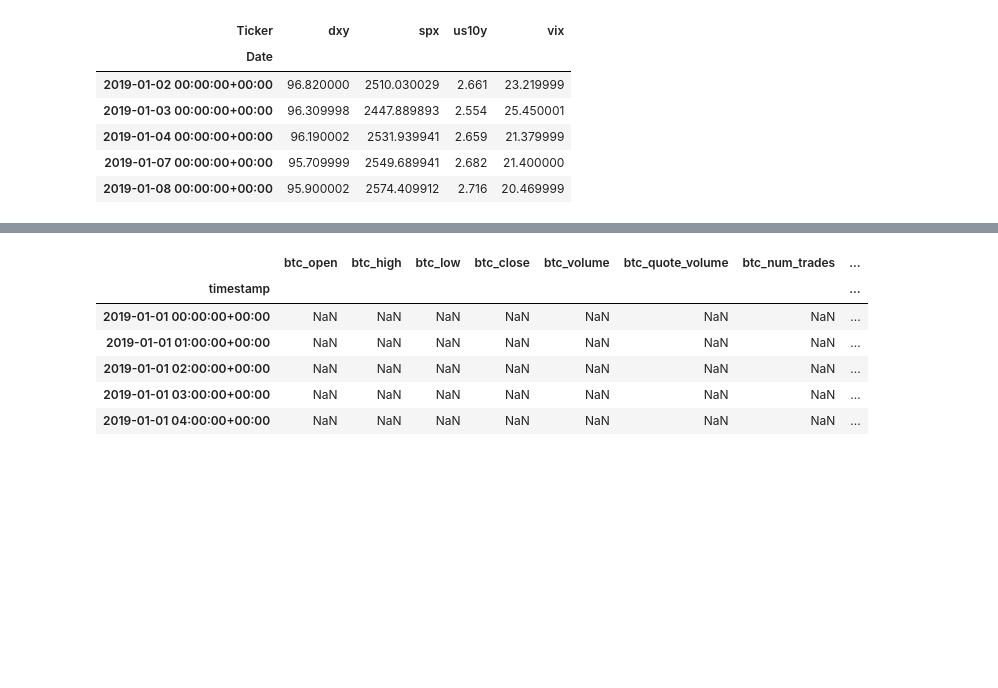
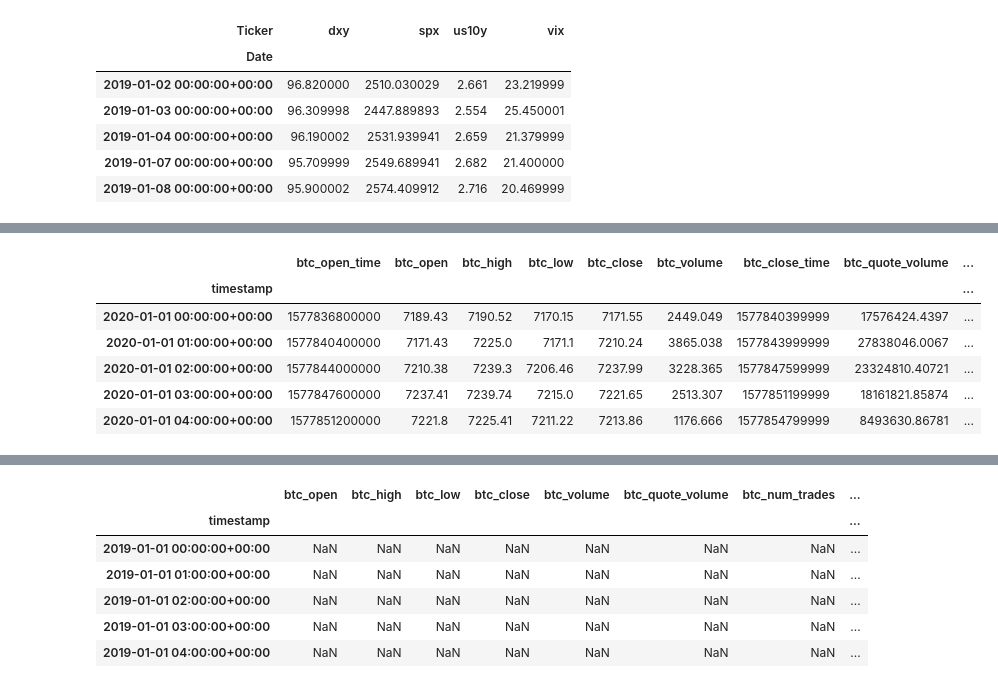
Before and after one commit to jade-lam/CQF, a Jupyter notebook: CQF_Final_Project.ipynb, the cells around one changed output, grey strips where cells are left out. Drawn from its saved outputs; the diff is of its cells as text; code cells hidden in the pictures; blank space fills up the shorter version.

```diff
--- a/CQF_Final_Project.ipynb
+++ b/CQF_Final_Project.ipynb
@@ -249,8 +242,8 @@ df_glassnode["inv_loss_seller"] = inv_loss_hourly
 # %%
 col = "pct_supply_profit"
 
-first_valid = gn_check_col_validity.loc[col, "first_valid_timestamp"]
-last_valid = gn_check_col_validity.loc[col, "last_valid_timestamp"]
+first_valid = gn_nan_summary.loc[col, "first_valid_timestamp"]
+last_valid = gn_nan_summary.loc[col, "last_valid_timestamp"]
 
 pct_supply_missing = (df_glassnode.loc[first_valid:last_valid, col].loc[lambda s: s.isna()])
 
@@ -371,0 +476,70 @@ df_cross_asset.head()
+# %%
+# Binance USD-M perpetual kline endpoints, based on investigated actual archive availability start date
+
+binance_kline_endpoints = [
+    {"name": "btc", "symbol": "BTCUSDT", "interval": "1h", "start_month": "2019-09"},
+    {"name": "eth", "symbol": "ETHUSDT", "interval": "1h", "start_month": "2019-11"}]
+
+analysis_end = pd.Timestamp("2026-07-01 00:00:00", tz="UTC")
+
+# Download Binance BTC and ETH perpetual-futures klines
+
+binance_kline_data = {}
+
+kline_columns = ["open_time", "open", "high", "low", "close", "volume",
+                 "close_time", "quote_volume", "num_trades", "taker_buy_volume", "taker_buy_quote_volume", "ignore"]
+
+for endpoint in binance_kline_endpoints:
+
+    monthly_frames = []
+    months = pd.period_range(start=endpoint["start_month"], end="2026-06", freq="M")
+
+    for month in months:
+        month = str(month)
+
+        url = (
+            "https://data.binance.vision/data/futures/um/monthly/"
+            f"klines/{endpoint['symbol']}/{endpoint['interval']}/"
+            f"{endpoint['symbol']}-{endpoint['interval']}-{month}.zip")
+
+        response = requests.get(url, timeout=30)
+
+        if response.status_code == 404:
+            print(f"No archive found: " f"{endpoint['symbol']} {month}")
+            continue
+
+        response.raise_for_status()
+
+        with zipfile.ZipFile(io.BytesIO(response.content)) as archive:
+            csv_name = archive.namelist()[0]
+            with archive.open(csv_name) as file:
+                monthly = pd.read_csv(file, header=None, names=kline_columns)
+        monthly_frames.append(monthly)
+
+    if not monthly_frames:
+        raise ValueError(f"No kline data returned for {endpoint['symbol']}")
+
+    # Combine all available monthly files for the asset
+    asset_data = pd.concat(monthly_frames, ignore_index=True)
+
+    # Convert the kline opening time to a UTC timestamp
+    asset_data["timestamp"] = pd.to_datetime(pd.to_numeric(asset_data["open_time"], errors="coerce"), unit="ms", utc=True)
+
+    # Remove repeated archive header rows that became NaT timestamps
+    invalid_timestamp_rows = asset_data["timestamp"].isna().sum()
+
+    print(f"{endpoint['symbol']} invalid timestamp rows removed:", invalid_timestamp_rows)
+
+    asset_data = asset_data.dropna(subset=["timestamp"])
+
+    # Set the cleaned timestamp as the index
+    asset_data = (asset_data.set_index("timestamp").sort_index())
+
+    # Add the asset identifier to every returned field
+    asset_data.columns = [f"{endpoint['name']}_{column}" for column in asset_data.columns]
+    binance_kline_data[endpoint["name"]] = asset_data
+
+# Align BTC and ETH on the union of their timestamps
+df_binance_klines = pd.concat([binance_kline_data["btc"], binance_kline_data["eth"]],axis=1).sort_index()
+df_binance_klines.head()
+# %% [output]
@@ -371,0 +554,7 @@ df_cross_asset.head()
+|  | btc_open_time | btc_open | btc_high | btc_low | btc_close | btc_volume | btc_close_time | btc_quote_volume | ... |
+| timestamp |  |  |  |  |  |  |  |  | ... |
+| 2020-01-01 00:00:00+00:00 | 1577836800000 | 7189.43 | 7190.52 | 7170.15 | 7171.55 | 2449.049 | 1577840399999 | 17576424.4397 | ... |
+| 2020-01-01 01:00:00+00:00 | 1577840400000 | 7171.43 | 7225.0 | 7171.1 | 7210.24 | 3865.038 | 1577843999999 | 27838046.0067 | ... |
+| 2020-01-01 02:00:00+00:00 | 1577844000000 | 7210.38 | 7239.3 | 7206.46 | 7237.99 | 3228.365 | 1577847599999 | 23324810.40721 | ... |
+| 2020-01-01 03:00:00+00:00 | 1577847600000 | 7237.41 | 7239.74 | 7215.0 | 7221.65 | 2513.307 | 1577851199999 | 18161821.85874 | ... |
+| 2020-01-01 04:00:00+00:00 | 1577851200000 | 7221.8 | 7225.41 | 7211.22 | 7213.86 | 1176.666 | 1577854799999 | 8493630.86781 | ... |
```
Also changed, not shown: parts of 57 cells of this notebook.
